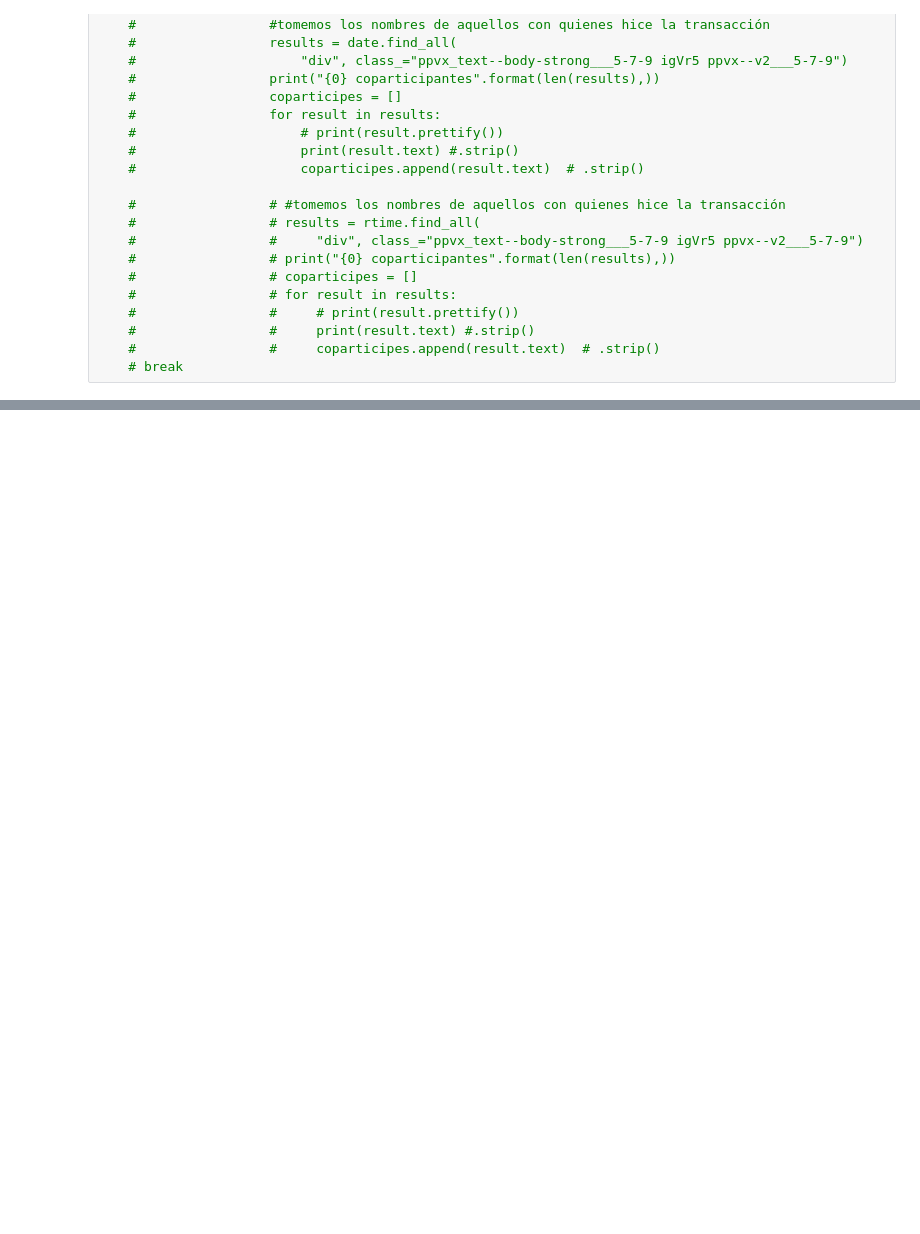
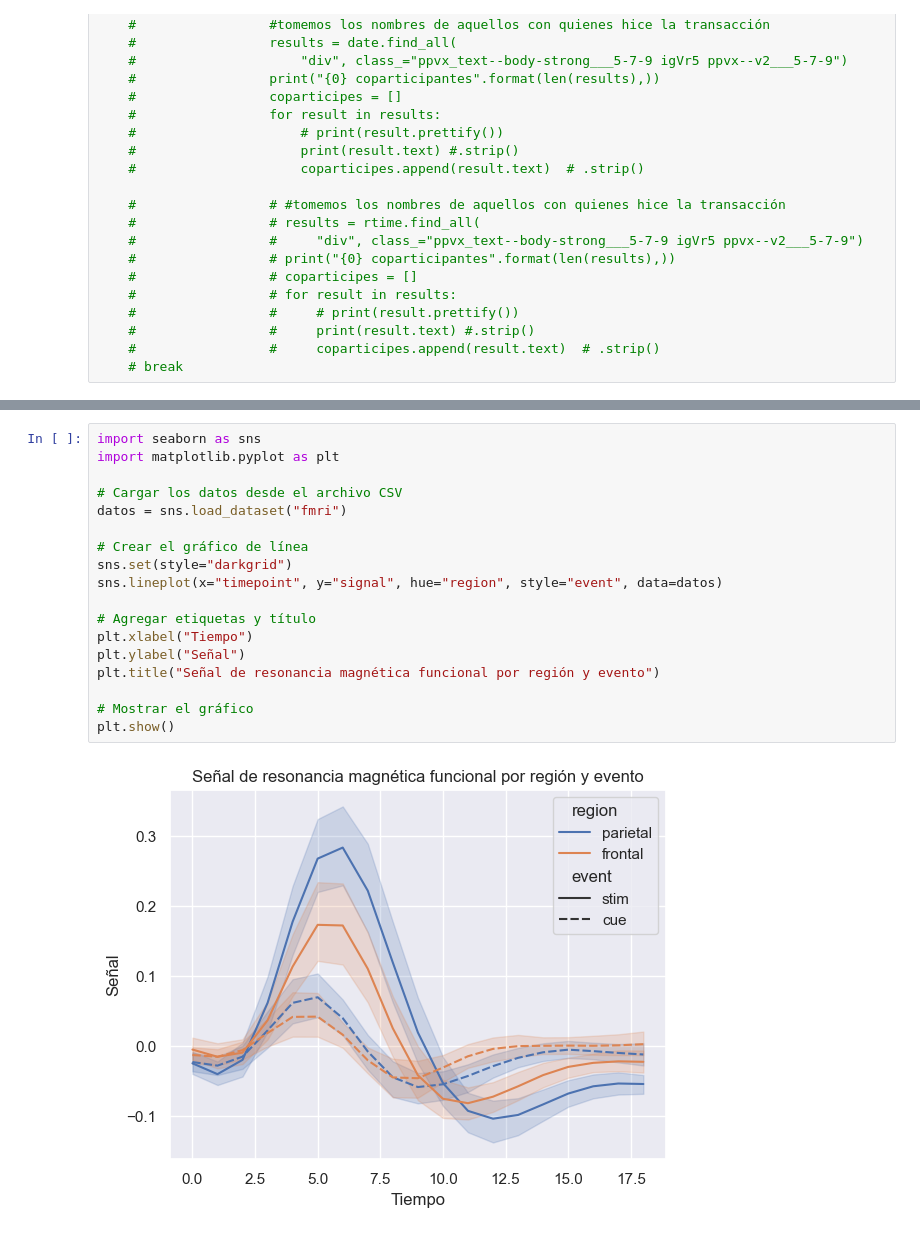
Before and after one commit to saulecast/finanzobot_0.1, a Jupyter notebook: codigo rechazado.ipynb, the cells around one changed output, grey strips where cells are left out. Drawn from its saved outputs; the diff is of its cells as text; blank space fills up the shorter version.

```diff
--- a/codigo rechazado.ipynb
+++ b/codigo rechazado.ipynb
@@ -134,0 +157,20 @@ with open("paypal_trans.html", encoding="utf-8") as ppt:
+# %%
+import seaborn as sns
+import matplotlib.pyplot as plt
+
+# Cargar los datos desde el archivo CSV
+datos = sns.load_dataset("fmri")
+
+# Crear el gráfico de línea
+sns.set(style="darkgrid")
+sns.lineplot(x="timepoint", y="signal", hue="region", style="event", data=datos)
+
+# Agregar etiquetas y título
+plt.xlabel("Tiempo")
+plt.ylabel("Señal")
+plt.title("Señal de resonancia magnética funcional por región y evento")
+
+# Mostrar el gráfico
+plt.show()
+# %% [output]
+[figure, added]
```
Also changed, not shown: parts of 2 cells of this notebook, 1 other file.
